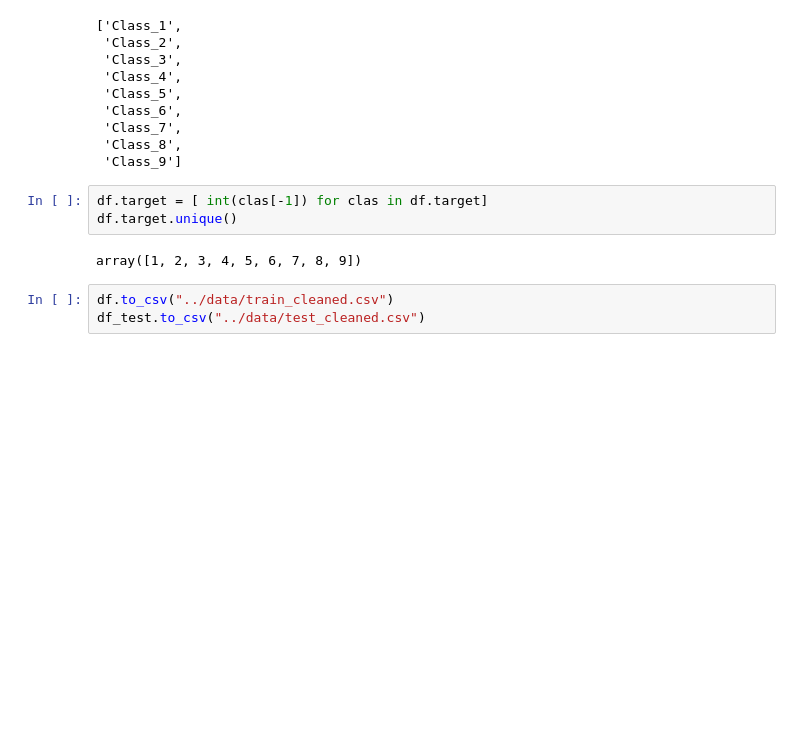
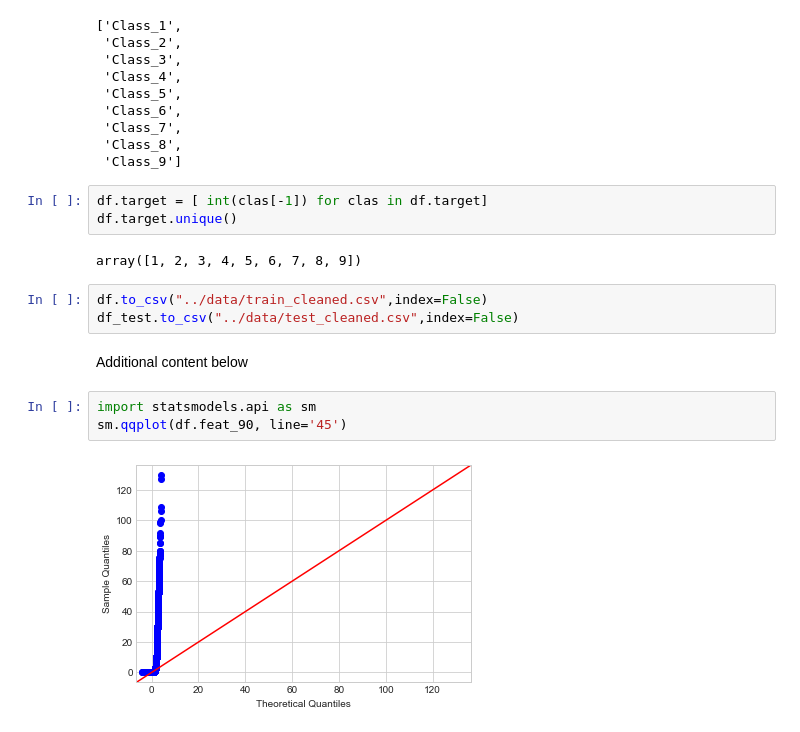
Before and after one commit to NehaJain18/DataScience, a Jupyter notebook: First_Capstone/data-wrangling/DataWrangling.ipynb, the cells around one changed output. Drawn from its saved outputs; the diff is of its cells as text; blank space fills up the shorter version.

```diff
--- a/First_Capstone/data-wrangling/DataWrangling.ipynb
+++ b/First_Capstone/data-wrangling/DataWrangling.ipynb
@@ -249,5 +249,12 @@ df.target.unique()
 # %% [output]
 array([1, 2, 3, 4, 5, 6, 7, 8, 9])
 # %%
-df.to_csv("../data/train_cleaned.csv")
-df_test.to_csv("../data/test_cleaned.csv")
+df.to_csv("../data/train_cleaned.csv",index=False)
+df_test.to_csv("../data/test_cleaned.csv",index=False)
+# %% [markdown]
+Additional content below
+# %%
+import statsmodels.api as sm
+sm.qqplot(df.feat_90, line='45')
+# %% [output]
+[figure, added]
```
Also changed, not shown: 4 other files.
